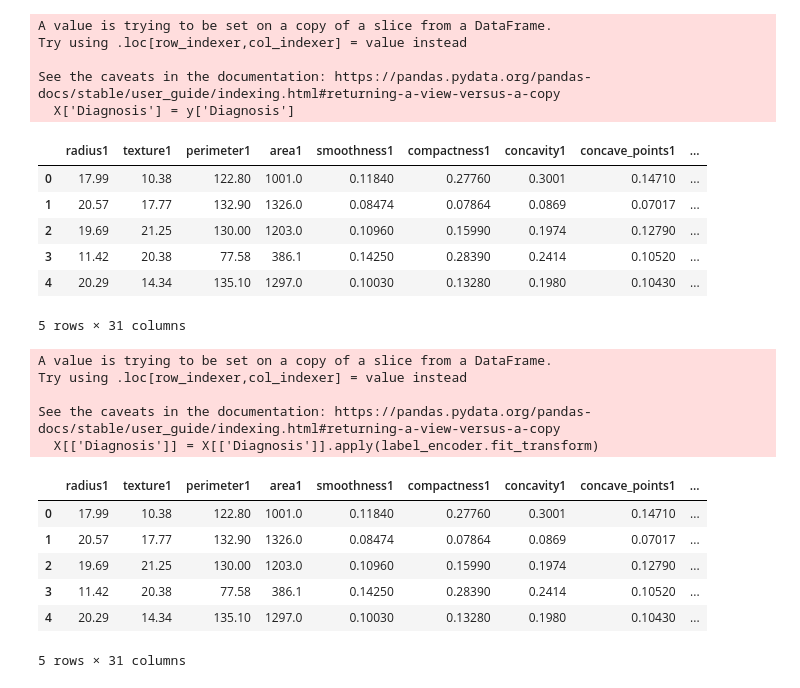
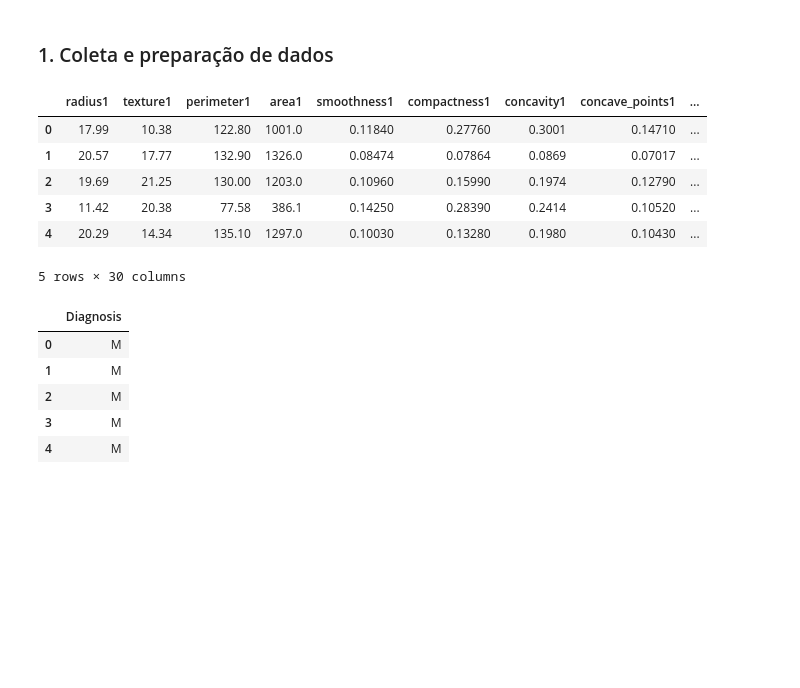
Before and after one commit to carinalanchine/aprendizado-de-maquina-saude, a Jupyter notebook: Atividade 3/atividade3.ipynb, the cells around one changed output. Cells and saved outputs as stored; diff of their text form; code cells hidden in the pictures; blank space fills up the shorter version.

```diff
--- a/Atividade 3/atividade3.ipynb
+++ b/Atividade 3/atividade3.ipynb
@@ -10,38 +11,26 @@ import pandas as pd
+# %% [markdown]
+### 1. Coleta e preparação de dados
 # %%
-breast_cancer_wisconsin_diagnostic = fetch_ucirepo(id=17)
-X = breast_cancer_wisconsin_diagnostic.data.features
-y = breast_cancer_wisconsin_diagnostic.data.targets
-X['Diagnosis'] = y['Diagnosis']
+data = fetch_ucirepo(id=17)
+X = data.data.features
+y = data.data.targets
 X.head()
 # %% [output]
+|  | radius1 | texture1 | perimeter1 | area1 | smoothness1 | compactness1 | concavity1 | concave_points1 | ... |
+| 0 | 17.99 | 10.38 | 122.80 | 1001.0 | 0.11840 | 0.27760 | 0.3001 | 0.14710 | ... |
+| 1 | 20.57 | 17.77 | 132.90 | 1326.0 | 0.08474 | 0.07864 | 0.0869 | 0.07017 | ... |
+| 2 | 19.69 | 21.25 | 130.00 | 1203.0 | 0.10960 | 0.15990 | 0.1974 | 0.12790 | ... |
+| 3 | 11.42 | 20.38 | 77.58 | 386.1 | 0.14250 | 0.28390 | 0.2414 | 0.10520 | ... |
+| 4 | 20.29 | 14.34 | 135.10 | 1297.0 | 0.10030 | 0.13280 | 0.1980 | 0.10430 | ... |
-A value is trying to be set on a copy of a slice from a DataFrame.
-Try using .loc[row_indexer,col_indexer] = value instead
-
-See the caveats in the documentation: https://pandas.pydata.org/pandas-docs/stable/user_guide/indexing.html#returning-a-view-versus-a-copy
-  X['Diagnosis'] = y['Diagnosis']
+5 rows × 30 columns
-|  | radius1 | texture1 | perimeter1 | area1 | smoothness1 | compactness1 | concavity1 | concave_points1 | ... |
-| 0 | 17.99 | 10.38 | 122.80 | 1001.0 | 0.11840 | 0.27760 | 0.3001 | 0.14710 | ... |
-| 1 | 20.57 | 17.77 | 132.90 | 1326.0 | 0.08474 | 0.07864 | 0.0869 | 0.07017 | ... |
-| 2 | 19.69 | 21.25 | 130.00 | 1203.0 | 0.10960 | 0.15990 | 0.1974 | 0.12790 | ... |
-| 3 | 11.42 | 20.38 | 77.58 | 386.1 | 0.14250 | 0.28390 | 0.2414 | 0.10520 | ... |
-| 4 | 20.29 | 14.34 | 135.10 | 1297.0 | 0.10030 | 0.13280 | 0.1980 | 0.10430 | ... |
-5 rows × 31 columns
-# %%
-label_encoder = LabelEncoder()
-X[['Diagnosis']] = X[['Diagnosis']].apply(label_encoder.fit_transform)
-X.head()
-# %% [output]
-A value is trying to be set on a copy of a slice from a DataFrame.
-Try using .loc[row_indexer,col_indexer] = value instead
-
-See the caveats in the documentation: https://pandas.pydata.org/pandas-docs/stable/user_guide/indexing.html#returning-a-view-versus-a-copy
-  X[['Diagnosis']] = X[['Diagnosis']].apply(label_encoder.fit_transform)
-|  | radius1 | texture1 | perimeter1 | area1 | smoothness1 | compactness1 | concavity1 | concave_points1 | ... |
-| 0 | 17.99 | 10.38 | 122.80 | 1001.0 | 0.11840 | 0.27760 | 0.3001 | 0.14710 | ... |
-| 1 | 20.57 | 17.77 | 132.90 | 1326.0 | 0.08474 | 0.07864 | 0.0869 | 0.07017 | ... |
-| 2 | 19.69 | 21.25 | 130.00 | 1203.0 | 0.10960 | 0.15990 | 0.1974 | 0.12790 | ... |
-| 3 | 11.42 | 20.38 | 77.58 | 386.1 | 0.14250 | 0.28390 | 0.2414 | 0.10520 | ... |
-| 4 | 20.29 | 14.34 | 135.10 | 1297.0 | 0.10030 | 0.13280 | 0.1980 | 0.10430 | ... |
-5 rows × 31 columns
+# %%
+y.head()
+# %% [output]
+|  | Diagnosis |
+| 0 | M |
+| 1 | M |
+| 2 | M |
+| 3 | M |
+| 4 | M |
 # %%
 scaler = StandardScaler()
```
Also changed, not shown: parts of 12 cells of this notebook.
